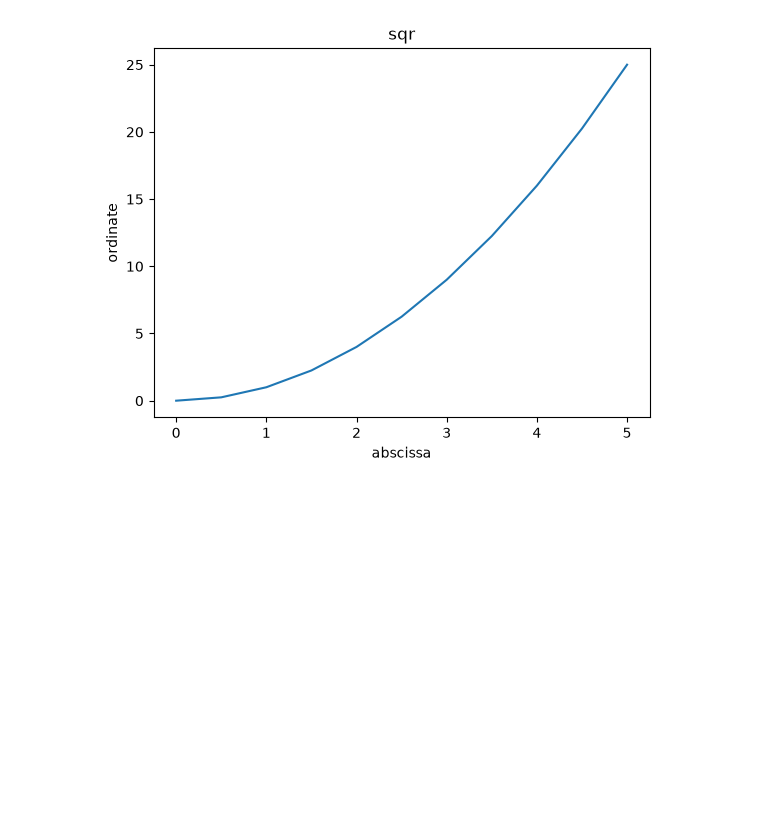
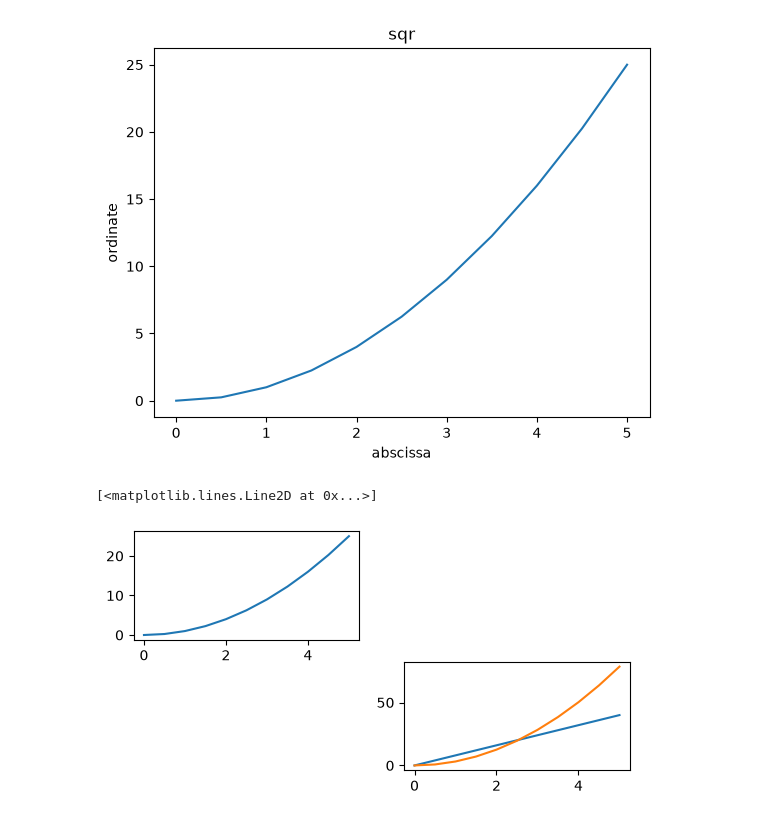
Before and after one commit to prajjwal14141/machine-learning, a Jupyter notebook: 1-Py- Libraries/DataVisualization/1-matPlotLib.ipynb, the cells around one changed output. Cells and saved outputs as stored; diff of their text form; code cells hidden in the pictures; blank space fills up the shorter version.

Commit message:
Plot's Canvas, Plot types and features of MatPlotLib

```diff
--- a/1-Py- Libraries/DataVisualization/1-matPlotLib.ipynb
+++ b/1-Py- Libraries/DataVisualization/1-matPlotLib.ipynb
@@ -20,3 +27,12 @@ plt.xlabel('abscissa'), plt.ylabel('ordinate')
 # %% [output]
 (Text(0.5, 0, 'abscissa'), Text(0, 0.5, 'ordinate'))
 [figure]
+# %%
+plt.subplot(3, 2, 4)
+plt.plot(x, x*8)
+plt.plot(x, 3.14*x*x)
+plt.subplot(3, 2, 1)
+plt.plot(x, y)
+# %% [output]
+[<matplotlib.lines.Line2D at 0x...>]
+[figure, added]
```
Also changed, not shown: parts of 7 cells of this notebook, 1 other file.
